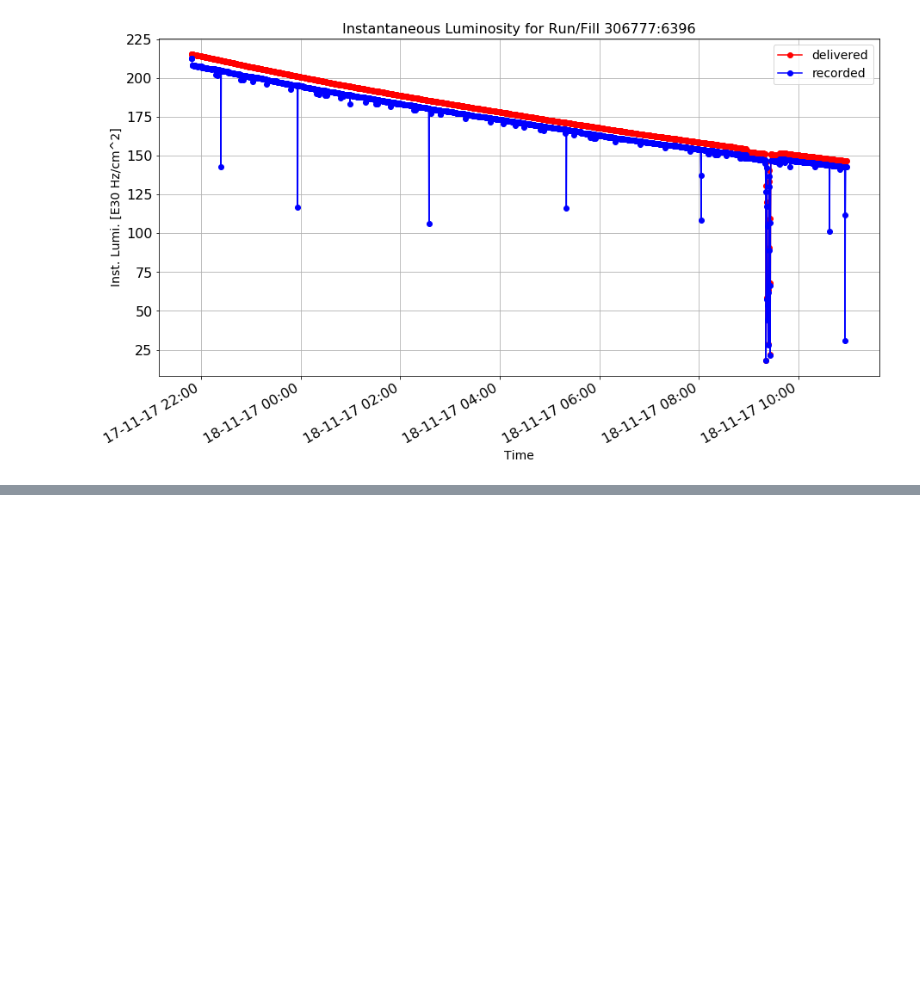
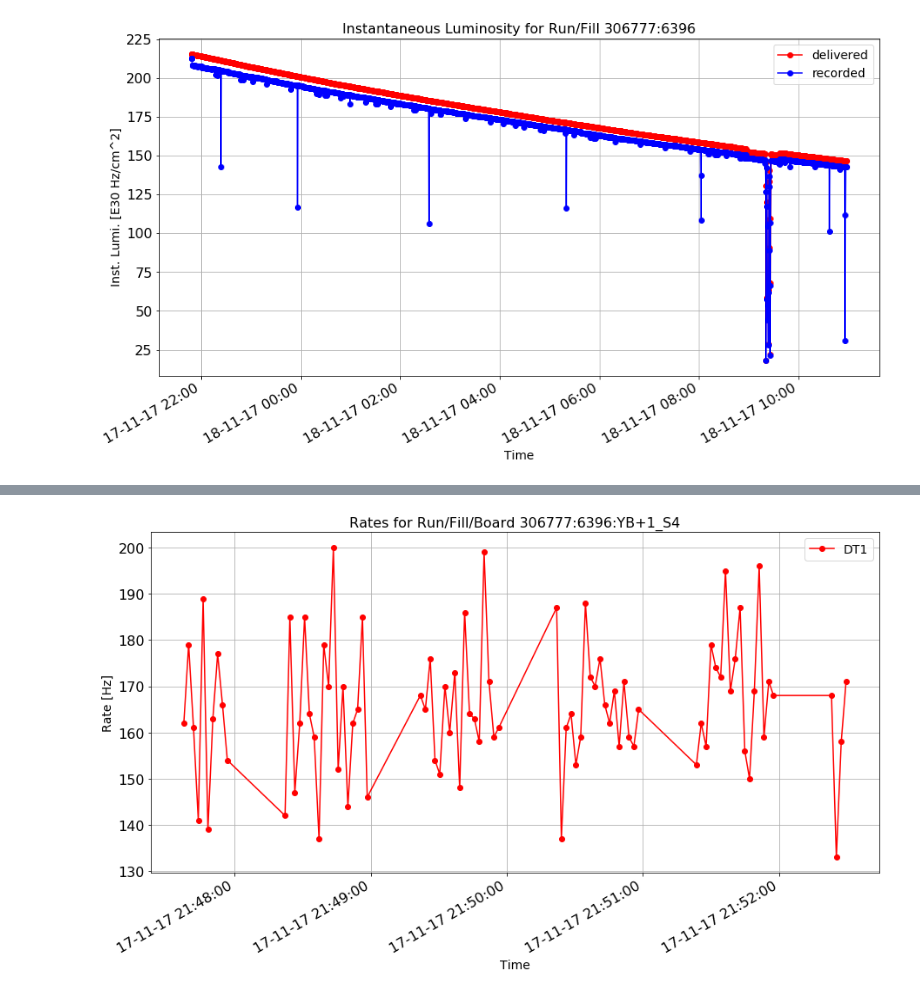
Before and after one commit to merveince92/RPCTriggerRateMonitoringWithML, a Jupyter notebook: inst_lumi_extractor.ipynb, the cells around one changed output, grey strips where cells are left out. Saved outputs shown, nothing was run; the diff lists cells and outputs as text; code cells hidden in the pictures; blank space fills up the shorter version.

```diff
--- a/inst_lumi_extractor.ipynb
+++ b/inst_lumi_extractor.ipynb
@@ -65,0 +45,6 @@ print int_lumi2
+# %%
+int_lumi["run"] = int_lumi["run"].astype('int')
+int_lumi2["run"] = int_lumi2["run"].astype('int')
+
+#int_lumi["delivered"].dtype
+#int_lumi2["run"].dtype
@@ -74,0 +85,11 @@ int_lumi["inst_lumi_rec"] = int_lumi["recorded"]/23;
+# %%
+def addTimeOffSet(data):
+    startdate = data.time
+    enddate = pd.to_datetime(startdate) + pd.DateOffset(seconds=23)
+    return enddate
+# %%
+int_lumi["time_end"] = int_lumi["time"]
+int_lumi2["time_end"] = int_lumi2["time"]
+
+int_lumi["time_end"] = int_lumi.apply(addTimeOffSet, axis=1);
+int_lumi2["time_end"] = int_lumi2.apply(addTimeOffSet, axis=1);
@@ -160,3 +178,6 @@ newdf = transform(int_lumi3["bx"])
 rates_directory = "./rates"
 df_rates = pd.read_csv(("%s/dt_rates.csv" % rates_directory),
            names=["run", "time", "board", "RPC1", "RPC2", "RPC3", "RPC4", "DT1", "DT2", "DT3", "DT4", "DT5"])
+pd.to_datetime(df_rates["time"])
+df_rates["run"] = df_rates["run"].astype('int')
+df_rates["run"].dtype
@@ -184,0 +196,25 @@ df_rates['wheel'], df_rates['sector'] = df_rates['board'].str.split('_', 1).str
+# %%
+def plot_rate(df, x_val, y_val, z_val, title):
+    df_temp = df.copy()
+    crit = df_temp["board"] == z_val
+    df_temp = df_temp[crit]
+    #print df_temp
+    import datetime
+    import matplotlib.dates as mdates
+    fig, ax = plt.subplots()
+    plt.xlabel("Time")
+    plt.ylabel("Rate [Hz]")
+    ax.xaxis_date()
+    xfmt = mdates.DateFormatter('%d-%m-%y %H:%M:%S')
+    ax.xaxis.set_major_formatter(xfmt)
+    ax.grid()
+    fig.autofmt_xdate()
+    plt.plot(df_temp[x_val], df_temp[y_val], 'ro-')
+    plt.title(title)
+    plt.legend(loc="best")
+    plt.show();
+
+
+plot_rate(df_rates, "time", "DT1", "YB+1_S4", "Rates for Run/Fill/Board "+int_lumi["run:fill"][2]+":YB+1_S4")
+# %% [output]
+[figure, added]
```
Also changed, not shown: parts of 27 cells of this notebook.
